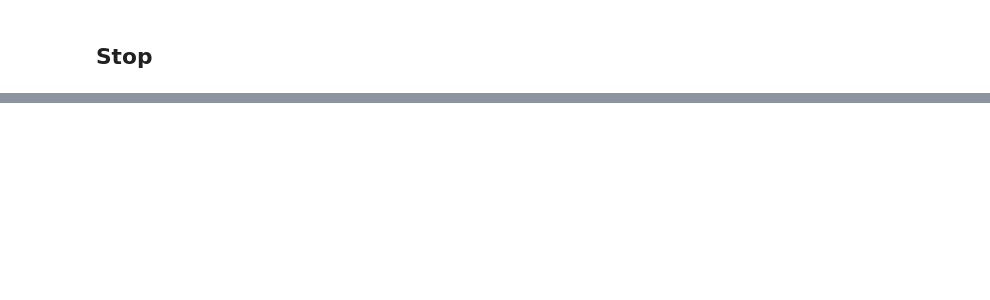
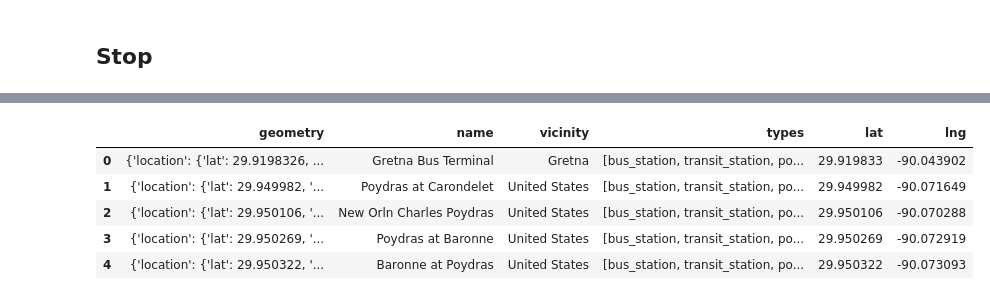
Before and after one commit to meldev00/FEMA_disaster_tool, a Jupyter notebook: Pulling Data from Google Maps API- all.ipynb, the cells around one changed output, grey strips where cells are left out. Saved outputs shown, nothing was run; the diff lists cells and outputs as text; code cells hidden in the pictures; blank space fills up the shorter version.

```diff
--- a/Pulling Data from Google Maps API- all.ipynb
+++ b/Pulling Data from Google Maps API- all.ipynb
@@ -129,0 +163,2 @@ df.to_csv('./firestation.csv', index = False)
+# %%
+airport_df = find_nearby('29.9511,-90.0715',8000,'airport')
@@ -129,0 +169,13 @@ df.to_csv('./firestation.csv', index = False)
+# %%
+#Loop through the geometry column of dataframe and create new latitude and longitude columns.
+lat_list=[]
+lng_list=[]
+for place in airport_df['geometry']:
+    lat_list.append(place['location']['lat'])
+    lng_list.append(place['location']['lng'])
+
+place_df = pd.DataFrame([lat_list,lng_list]).T
+place_df.columns=['lat','lng']
+
+#Merge latitude and longitude to dataframe.
+airport_df= airport_df.merge(place_df,left_index=True, right_index=True)
@@ -129,0 +184,24 @@ df.to_csv('./firestation.csv', index = False)
+# %%
+df = find_nearby('29.9511,-90.0715',8000,'bus_station')
+# %%
+#Loop through the geometry column of dataframe and create new latitude and longitude columns.
+lat_list=[]
+lng_list=[]
+for place in df['geometry']:
+    lat_list.append(place['location']['lat'])
+    lng_list.append(place['location']['lng'])
+
+place_df = pd.DataFrame([lat_list,lng_list]).T
+place_df.columns=['lat','lng']
+
+#Merge latitude and longitude to dataframe.
+df= df.merge(place_df,left_index=True, right_index=True)
+# %%
+df.head()
+# %% [output]
+|  | geometry | name | vicinity | types | lat | lng |
+| 0 | {'location': {'lat': 29.9198326, ... | Gretna Bus Terminal | Gretna | [bus_station, transit_station, po... | 29.919833 | -90.043902 |
+| 1 | {'location': {'lat': 29.949982, '... | Poydras at Carondelet | United States | [bus_station, transit_station, po... | 29.949982 | -90.071649 |
+| 2 | {'location': {'lat': 29.950106, '... | New Orln Charles Poydras | United States | [bus_station, transit_station, po... | 29.950106 | -90.070288 |
+| 3 | {'location': {'lat': 29.950269, '... | Poydras at Baronne | United States | [bus_station, transit_station, po... | 29.950269 | -90.072919 |
+| 4 | {'location': {'lat': 29.950322, '... | Baronne at Poydras | United States | [bus_station, transit_station, po... | 29.950322 | -90.073093 |
```
Also changed, not shown: parts of 10 cells of this notebook, 4 other files.
